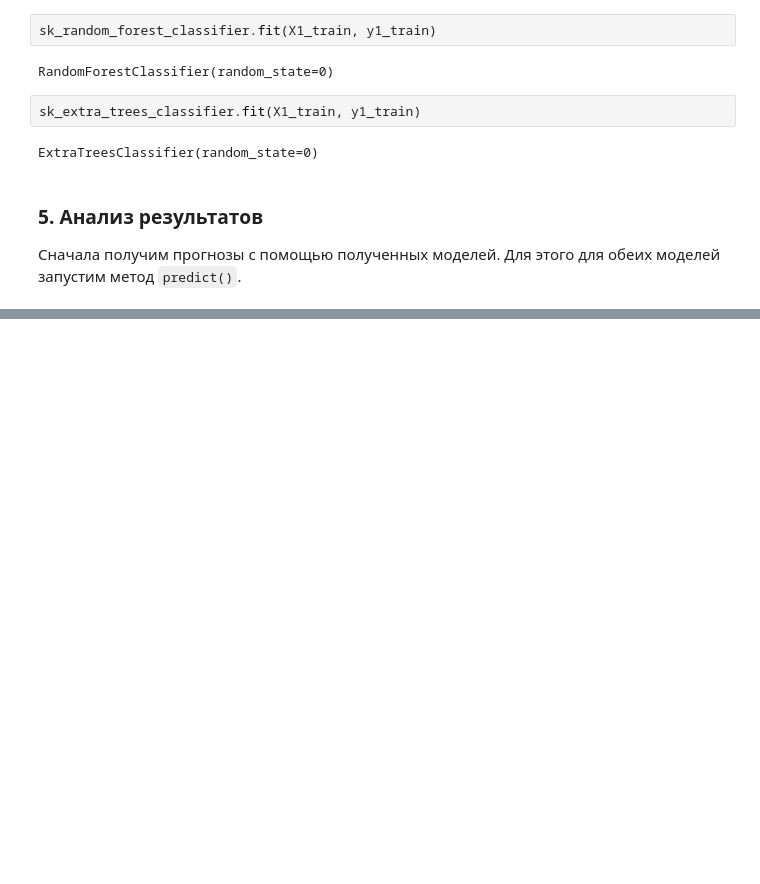
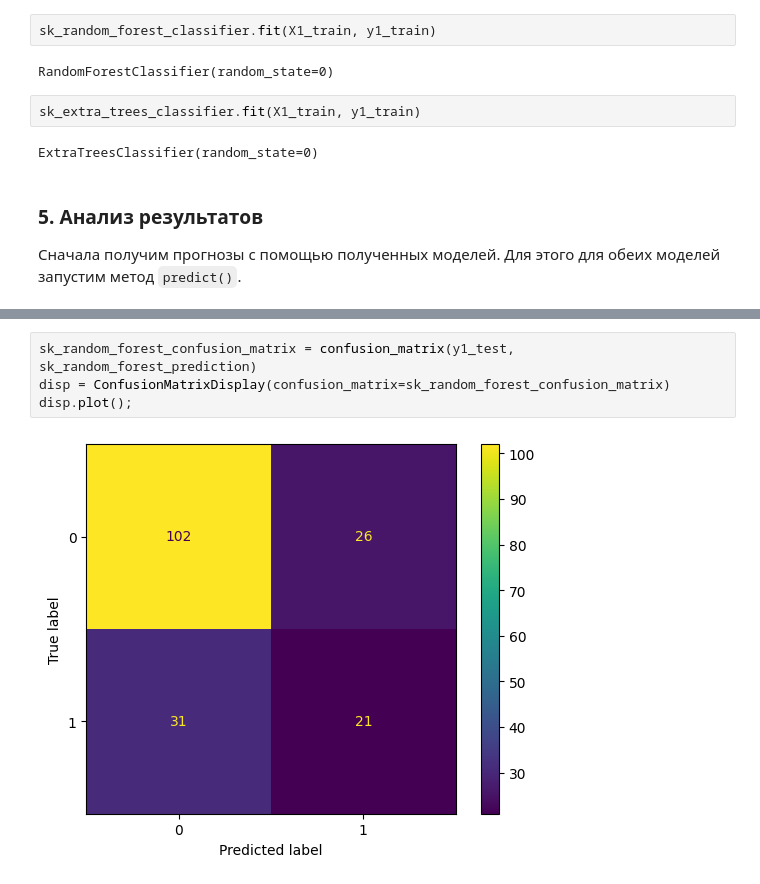
Before and after one commit to bahtey101/credit-scoring, a Jupyter notebook: 7th-semester/credit_scoring.ipynb, the cells around one changed output, grey strips where cells are left out. Drawn from its saved outputs; the diff is of its cells as text; blank space fills up the shorter version.

```diff
--- a/7th-semester/credit_scoring.ipynb
+++ b/7th-semester/credit_scoring.ipynb
@@ -537,0 +608,6 @@ sk_extra_trees_accuracy = accuracy_score(y1_test, sk_extra_trees_prediction)
+# %%
+sk_random_forest_confusion_matrix = confusion_matrix(y1_test, sk_random_forest_prediction)
+disp = ConfusionMatrixDisplay(confusion_matrix=sk_random_forest_confusion_matrix)
+disp.plot();
+# %% [output]
+[figure, added]
```
Also changed, not shown: parts of 17 cells of this notebook, 1 other file.
